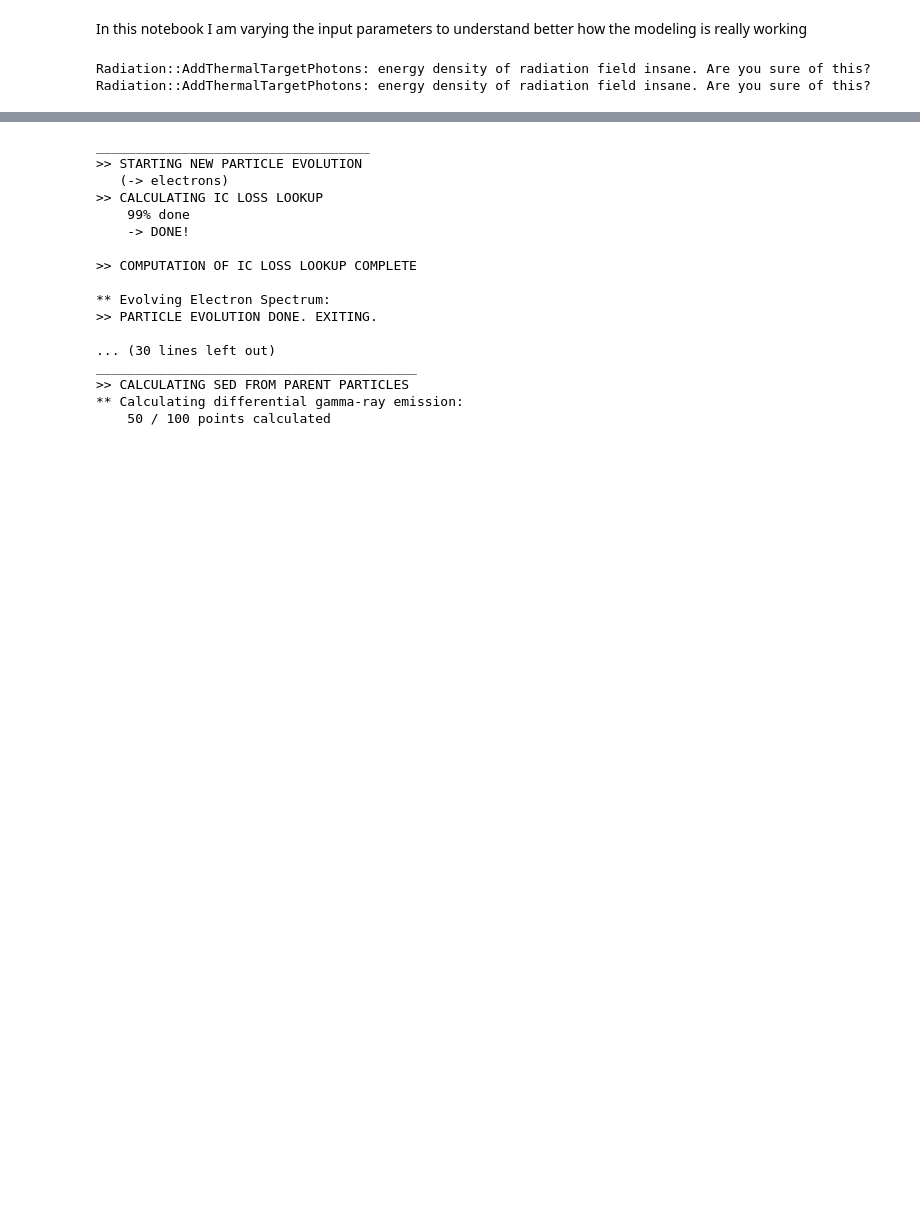
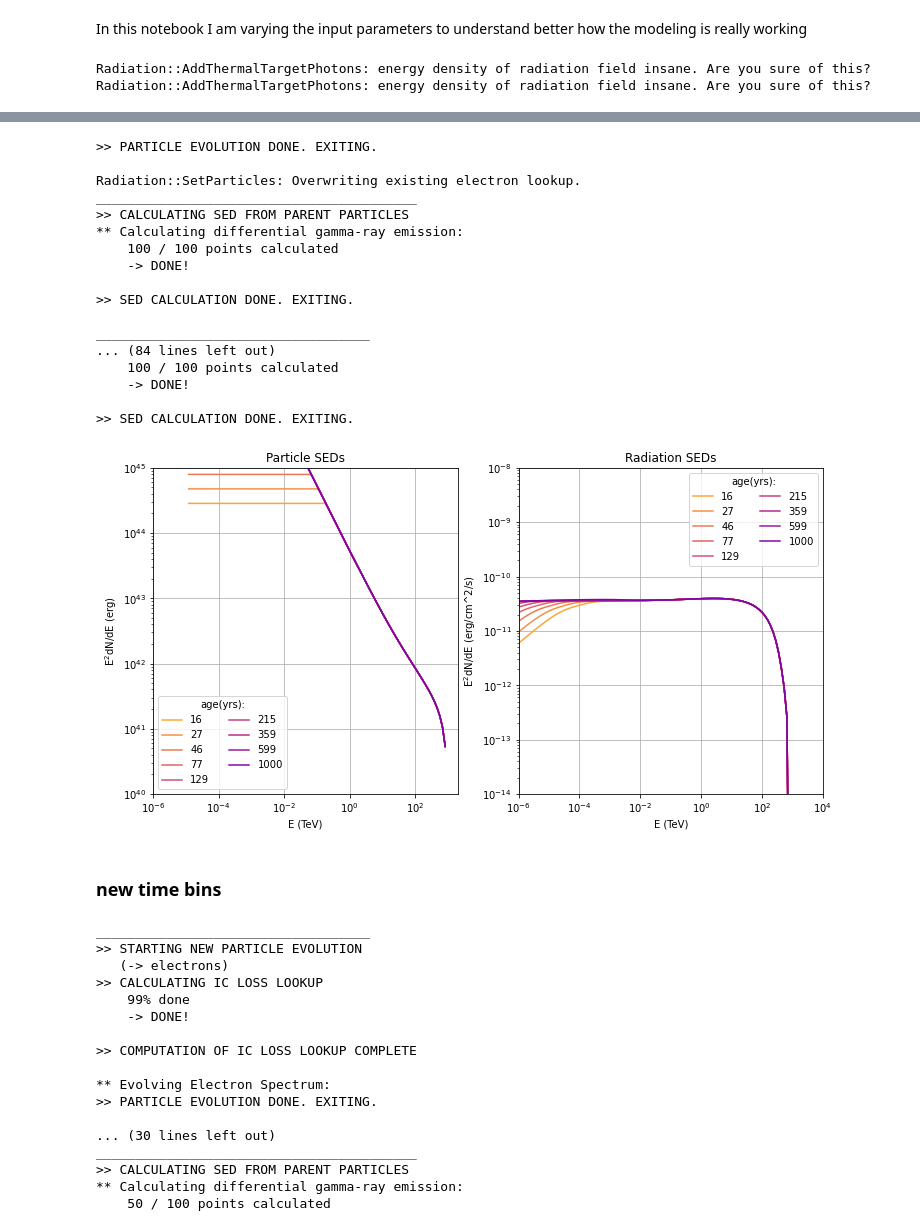
Before and after one commit to kaoriinakashima/GC, a Jupyter notebook: gamera/cooling_time.ipynb, the cells around one changed output, grey strips where cells are left out. Saved outputs shown, nothing was run; the diff lists cells and outputs as text; code cells hidden in the pictures; blank space fills up the shorter version.

Commit message:
organising the proper models for the GC source also learning about the cooling time

```diff
--- a/gamera/cooling_time.ipynb
+++ b/gamera/cooling_time.ipynb
@@ -68,3 +68,22 @@ fr.AddArbitraryTargetPhotons(fp.GetTargetPhotons()) # output from 'Particles' is
 fr.SetBField(dic['b_field'])
 fr.SetAmbientDensity(dic['density'])
 fr.SetDistance(dic['distance'])
+# %%
+time_steps = np.logspace(1,3,10)
+
+'''
+    Calculate the electron and radiation spectrum at different time steps
+'''
+rad = []
+part = []
+for t in time_steps:
+    fp.SetAge(t)
+    fp.SetSolverMethod(1)
+    fp.CalculateElectronSpectrum()
+
+    sp = np.array(fp.GetParticleSpectrum())
+    part.append(np.array(fp.GetParticleSED()))
+
+    fr.SetElectrons(sp)
+    fr.CalculateDifferentialPhotonSpectrum(np.logspace(-6,3,int(bins/2)) * gp.TeV_to_erg)
+    rad.append(np.array(fr.GetTotalSED()))
@@ -71,3 +108,53 @@ fr.SetDistance(dic['distance'])
+# %%
+'''
+    Calculate the radiation spectrum from the previously calculated electron distribution
+'''
+
+#### make a plot #####
+f, (ax1, ax2) = plt.subplots(1, 2,figsize=(12,6))
+ax1.set_prop_cycle('color',plt.get_cmap('plasma_r')(np.linspace(0.2, .8, len(time_steps))))  #
+for p,t in list(zip(part[1:],time_steps[1:])):
+    ax1.loglog(p[:,0],p[:,1],label=str(int(t)))
+ax1.set_xlabel("E (TeV)")
+ax1.set_ylabel("E"+r"$^2$"+"dN/dE (erg)")
+ax1.grid()
+ax1.legend(ncol=2,prop={'size':10},title="age(yrs):")
+ax1.set_xlim(xmin=1e-6,xmax=2e3)
+ax1.set_ylim(ymin=1e40,ymax=1e45)
+ax1.set_title("Particle SEDs")
+
+ax2.set_prop_cycle('color',plt.get_cmap('plasma_r')(np.linspace(0.2, .8, len(time_steps))))  #
+for r,t in list(zip(rad[1:],time_steps[1:])):
+    ax2.loglog(r[:,0],r[:,1],label=str(int(t)))
+ax2.set_xlabel("E (TeV)")
+ax2.set_ylabel("E"+r"$^2$"+"dN/dE (erg/cm^2/s)")
+ax2.legend(ncol=2,prop={'size':10},title="age(yrs):")
+ax2.grid()
+ax2.set_xlim(xmin=1e-6,xmax=1e4)
+ax2.set_ylim(ymin=1e-14,ymax=1e-8)
+ax2.set_title("Radiation SEDs")
+f.savefig("particles_static_timeseries.png",bbox_inches='tight')
+# %% [output]
+>> PARTICLE EVOLUTION DONE. EXITING.
+
+Radiation::SetParticles: Overwriting existing electron lookup.
+_________________________________________
+>> CALCULATING SED FROM PARENT PARTICLES
+** Calculating differential gamma-ray emission:
+    100 / 100 points calculated
+    -> DONE!
+
+>> SED CALCULATION DONE. EXITING.
+
+___________________________________
+... (84 lines left out)
+    100 / 100 points calculated
+    -> DONE!
+
+>> SED CALCULATION DONE. EXITING.
+[figure, added]
+# %% [markdown]
+### new time bins
 # %%
 time_steps = [1.5,2,3, 4, 5, 6, 7, 8, 9, 10]
 
```
Also changed, not shown: parts of 1 cell of this notebook, 3 other files.
